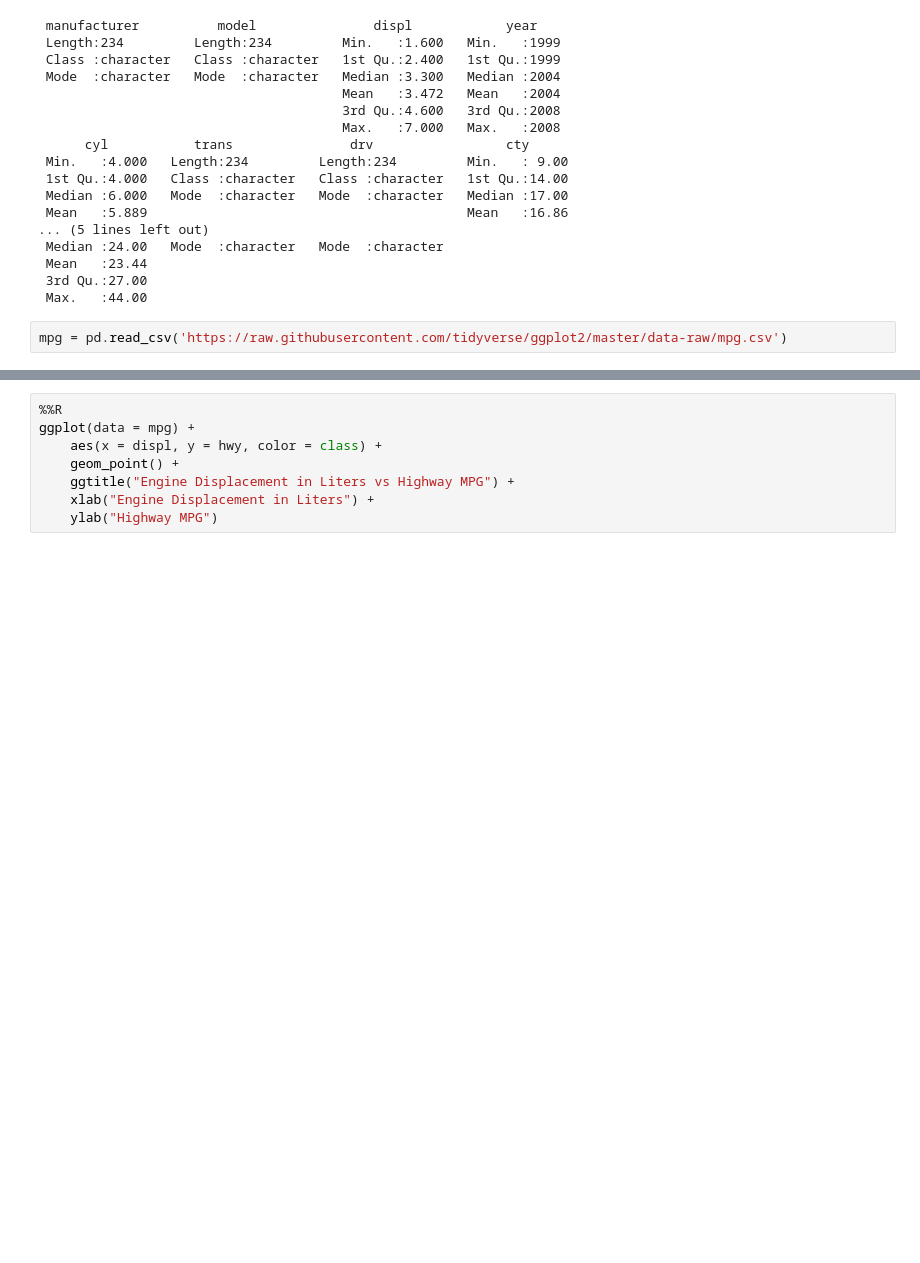
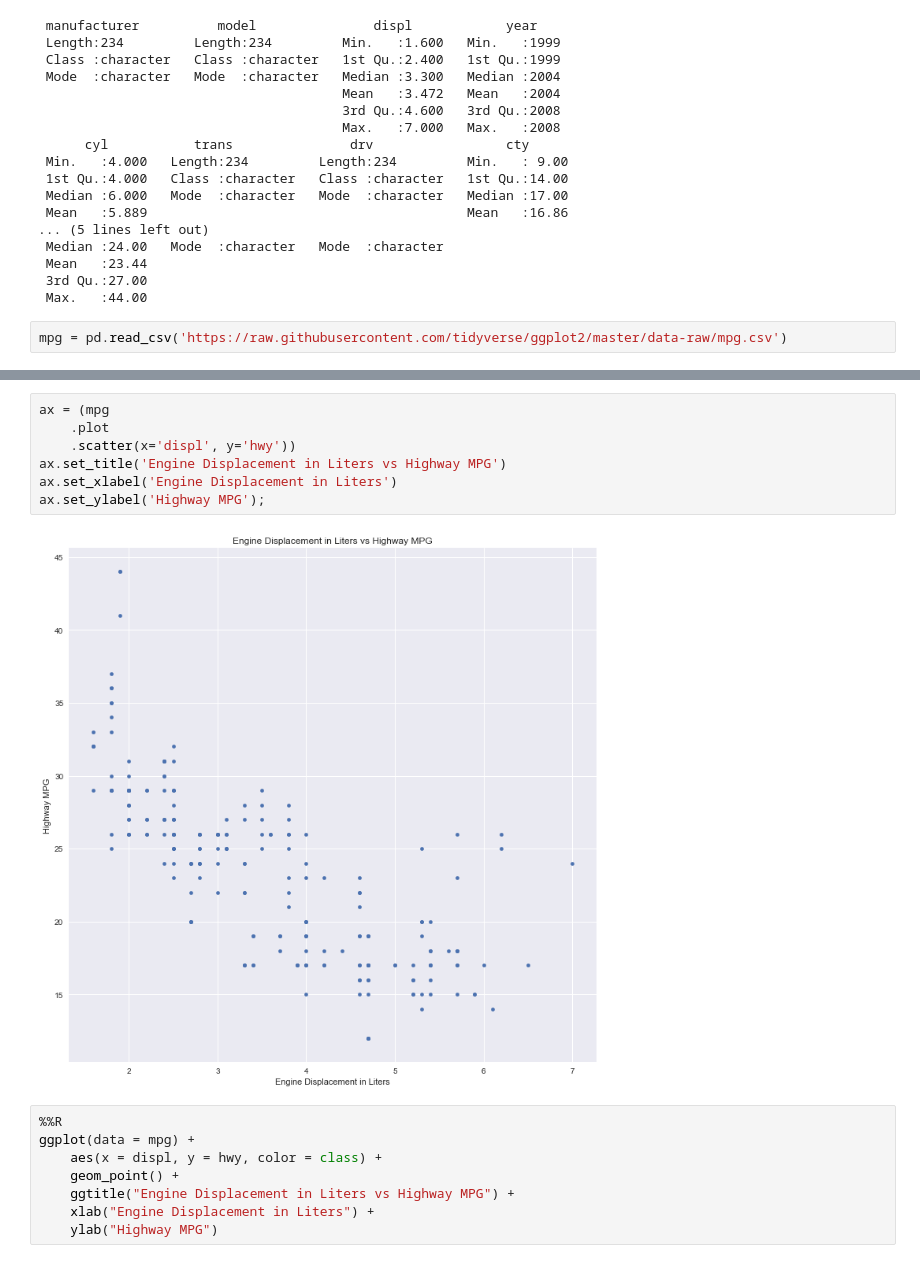
Before and after one commit to tdhopper/pythonplot.com, a Jupyter notebook: ggplot vs Python Plotting.ipynb, the cells around one changed output, grey strips where cells are left out. Cells and saved outputs as stored; diff of their text form; blank space fills up the shorter version.

```diff
--- a/ggplot vs Python Plotting.ipynb
+++ b/ggplot vs Python Plotting.ipynb
@@ -113,3 +121,12 @@ ggplot(data = mpg) +
+# %%
+ax = (mpg
+    .plot
+    .scatter(x='displ', y='hwy'))
+ax.set_title('Engine Displacement in Liters vs Highway MPG')
+ax.set_xlabel('Engine Displacement in Liters')
+ax.set_ylabel('Highway MPG');
+# %% [output]
+[figure, added]
 # %%
 %%R
 ggplot(data = mpg) +
```
Also changed, not shown: parts of 15 cells of this notebook, 3 other files.
